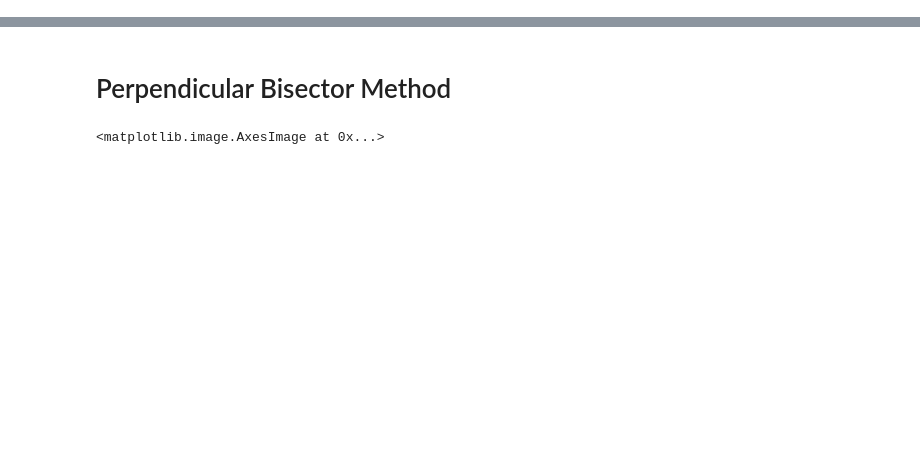
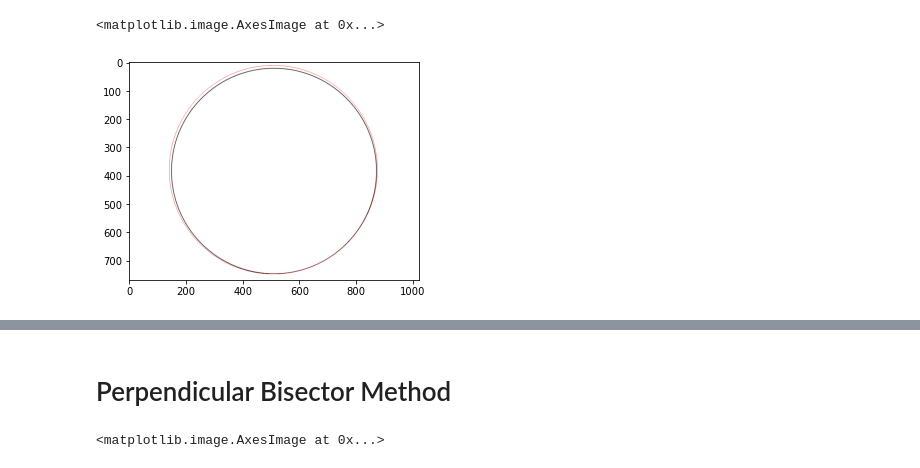
Before and after one commit to Xeposem/ELEC474, a Jupyter notebook: Lab3/Lab3/Main_WilliamDu_20100436.ipynb, the cells around one changed output, grey strips where cells are left out. Cells and saved outputs as stored; diff of their text form; code cells hidden in the pictures; blank space fills up the shorter version.

```diff
--- a/Lab3/Lab3/Main_WilliamDu_20100436.ipynb
+++ b/Lab3/Lab3/Main_WilliamDu_20100436.ipynb
@@ -7,0 +13,11 @@ from matplotlib import pyplot as plt
+# %%
+orig = cv.imread("circle.jpg")
+copy = orig.copy()
+
+copy = cv.circle(copy, (509,379), 368, 255, 1)
+
+plt.imshow(copy,cmap='gray')
+# plt.imshow(orig)
+# %% [output]
+<matplotlib.image.AxesImage at 0x...>
+[figure, added]
```
Also changed, not shown: parts of 33 cells of this notebook.
